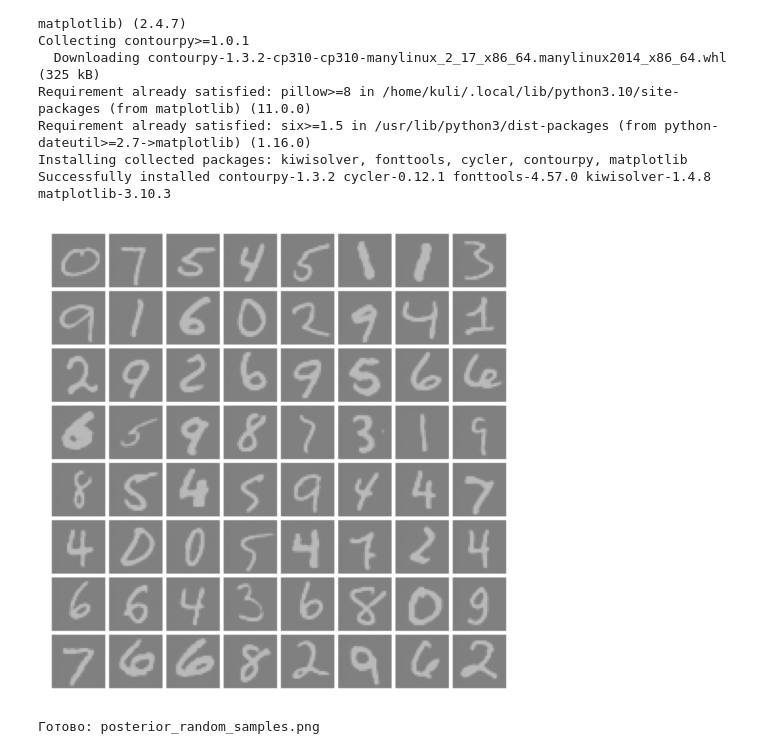
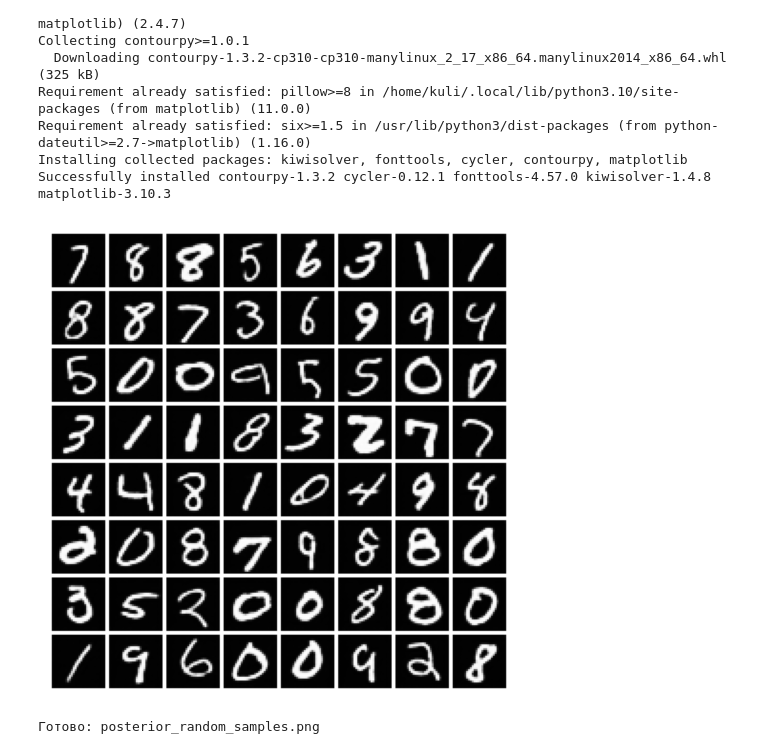
Before and after one commit to Dripl1x/HSEProject2025, a Jupyter notebook: VAE_mnist.ipynb, the cells around one changed output. Saved outputs shown, nothing was run; the diff lists cells and outputs as text; code cells hidden in the pictures.

```diff
--- a/VAE_mnist.ipynb
+++ b/VAE_mnist.ipynb
@@ -239,33 +239,33 @@ vae = VAE_Audio()
 vae.load_state_dict(torch.load("vae.pt", map_location='cpu'))
 vae.eval()
 
 mu_bank, std_bank = [], []
 with torch.no_grad():
     for x, _ in train_dataloader:
         mu, logvar = vae.encode(x)
         mu_bank.append(mu)
         std_bank.append((0.5*logvar).exp())
         if len(mu_bank) * x.size(0) >= 10_000:
             break
 
 mu_bank  = torch.cat(mu_bank)   # (10k,64,7,7)
 std_bank = torch.cat(std_bank)  # (10k,64,7,7)
 
 idx   = torch.randint(0, mu_bank.size(0), (64,))
 mu_s  = mu_bank[idx]            # (64,64,7,7)
 std_s = std_bank[idx]
 
 z = mu_s + 0.1 * std_s * torch.randn_like(mu_s)
 
 with torch.no_grad():
-    imgs = torch.sigmoid(vae.decode(z)).cpu()    # (64,1,28,28)
+    imgs = vae.decode(z)    # (64,1,28,28)
 
 grid = vutils.make_grid(imgs, nrow=8, pad_value=1)
 plt.figure(figsize=(6,6)); plt.axis('off')
 plt.imshow(grid.permute(1,2,0)); plt.show()
 
 vutils.save_image(imgs, 'posterior_random_samples.png', nrow=8)
 print("Готово: posterior_random_samples.png")
 # %% [output]
-[figure, old version]
+[figure, new version]
 Готово: posterior_random_samples.png
```
Also changed, not shown: parts of 5 cells of this notebook.
